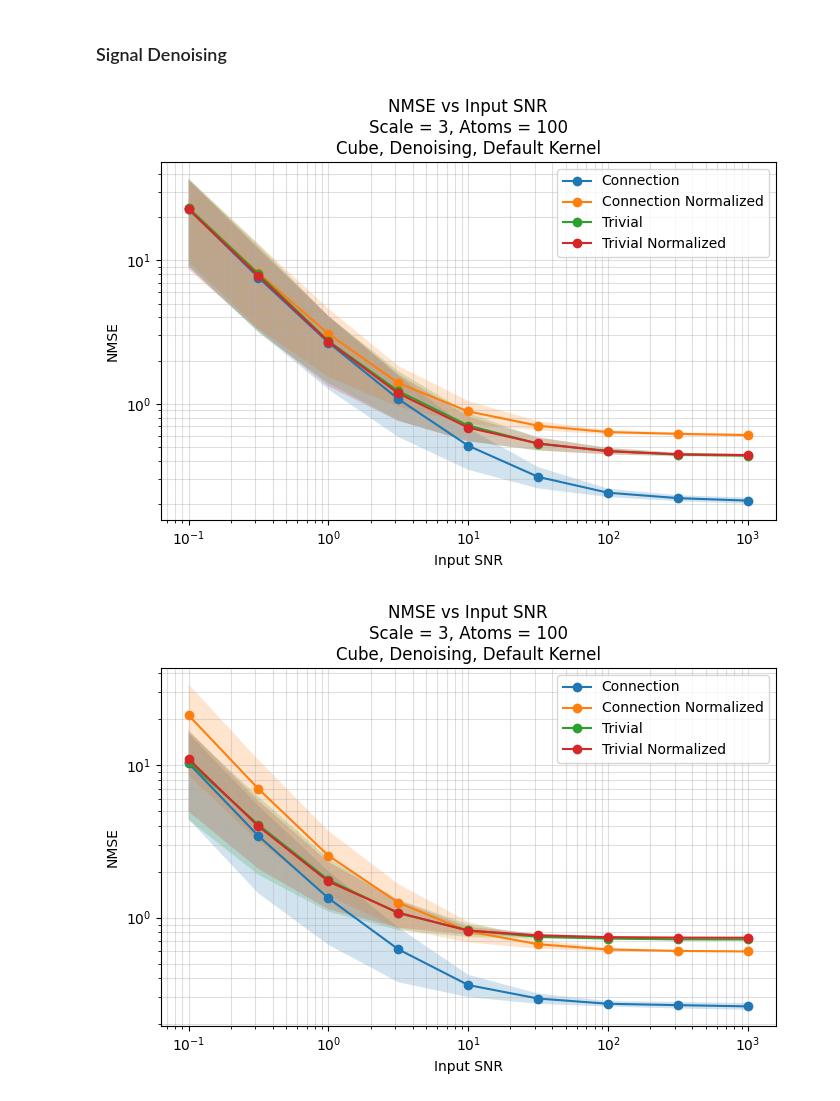
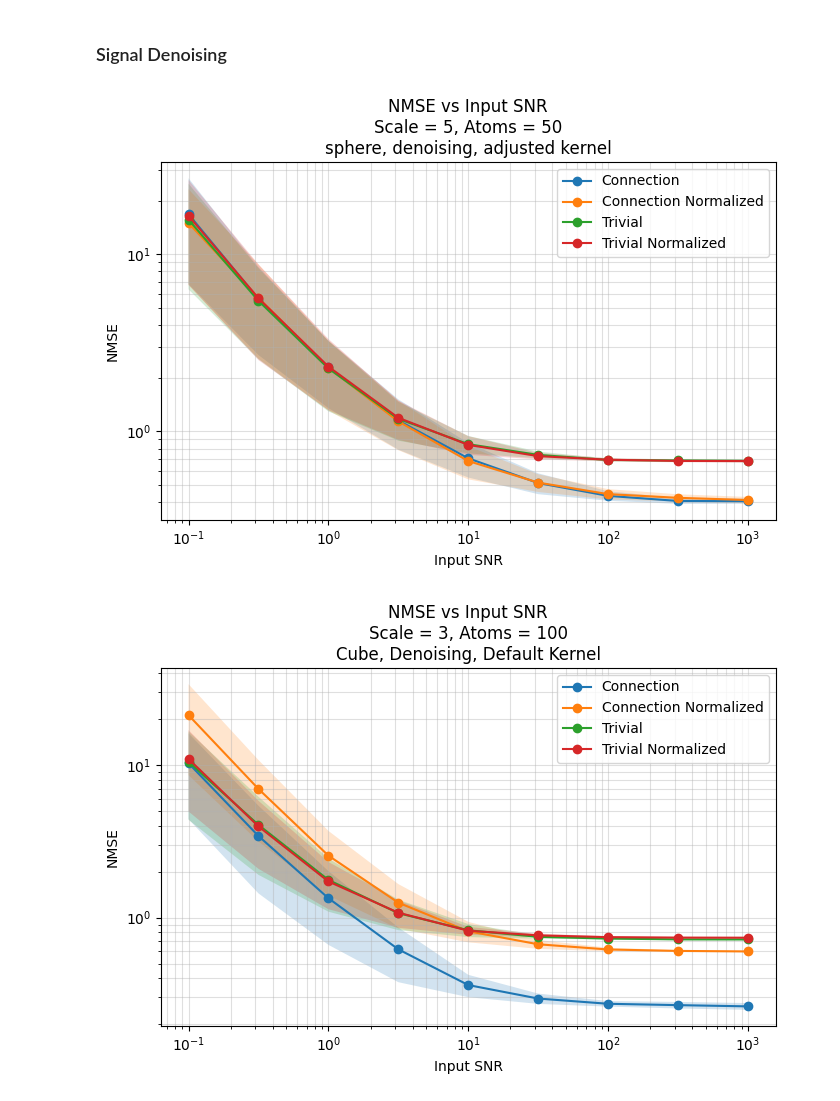
Before and after one commit to gmaurer08/sheaf-signal-processing, a Jupyter notebook: main.ipynb, the cells around one changed output. Drawn from its saved outputs; the diff is of its cells as text; code cells hidden in the pictures.

Commit message:
results analysis

```diff
--- a/main.ipynb
+++ b/main.ipynb
@@ -258,9 +249,9 @@ with open(file_path, 'wb') as f:
     pickle.dump(nmse_results_dict, f)
 # %%
 nmse_results = pickle.load(open(file_path, 'rb'))
-plot_nmse_snr(nmse_results, scale=3, num_atoms=100, subtitle=f'{pc}, denoising, {ad} kernel')
+plot_nmse_snr(nmse_results, scale=5, num_atoms=50, subtitle=f'{pc}, denoising, {ad} kernel')
 # %% [output]
-[figure, old version]
+[figure, new version]
 # %%
 nmse_results = pickle.load(open(file_path, 'rb'))
 plot_nmse_snr(nmse_results, scale=3, num_atoms=100, subtitle='Cube, Denoising, Default Kernel')
```
Also changed, not shown: parts of 11 cells of this notebook, 1 other file.
